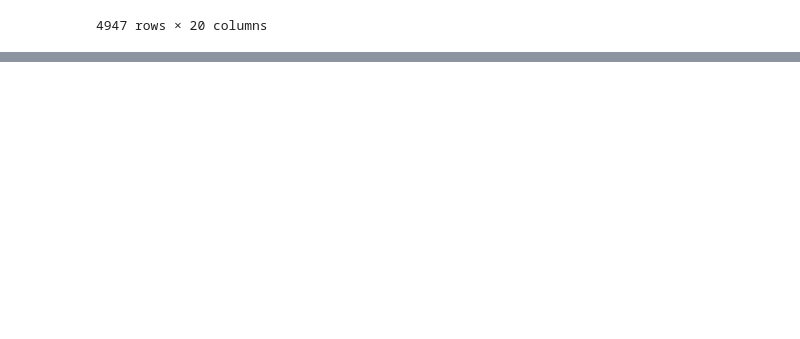
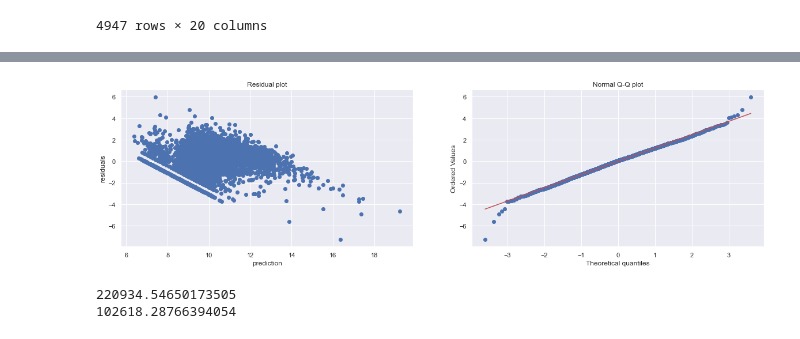
Before and after one commit to MichaelHarnett/Regression_Metis, a Jupyter notebook: merging_modeling.ipynb, the cells around one changed output, grey strips where cells are left out. Cells and saved outputs as stored; diff of their text form; code cells hidden in the pictures; blank space fills up the shorter version.

```diff
--- a/merging_modeling.ipynb
+++ b/merging_modeling.ipynb
@@ -643,0 +730,12 @@ heatmapdf
+# %%
+diagnostic_plot(X, np.log(y))
+# %% [output]
+[figure, added]
+# %%
+rmse = mean_squared_error(y_train, train_preds, squared=False)
+print(rmse)
+mae = mean_absolute_error(y_train, train_preds)
+print(mae)
+# %% [output]
+220934.54650173505
+102618.28766394054
```
Also changed, not shown: parts of 27 cells of this notebook, 5 other files.
